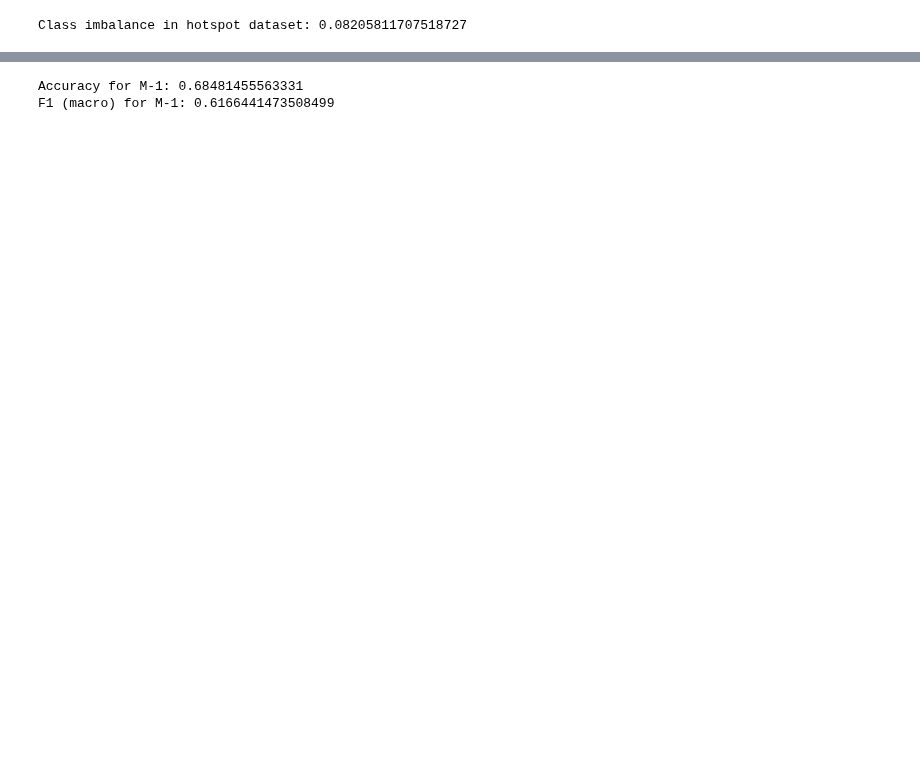
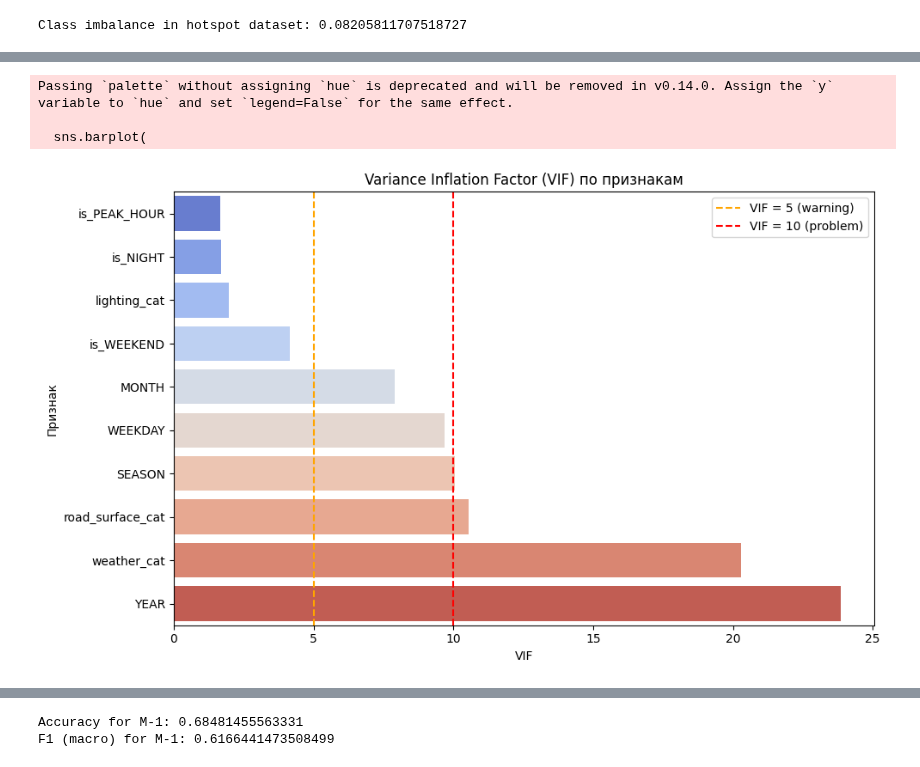
Before and after one commit to NastyaWheel/thesis, a Jupyter notebook: severity/severity_model.ipynb, the cells around one changed output, grey strips where cells are left out. Cells and saved outputs as stored; diff of their text form; code cells hidden in the pictures; blank space fills up the shorter version.

Commit message:
severity_model: adapt to changes, try other models; add created variables description, improve analysis

```diff
--- a/severity/severity_model.ipynb
+++ b/severity/severity_model.ipynb
@@ -32,10 +43,0 @@ df.head()
-# %%
-replace_map = {
-    'light': '1',
-    'medium': '2',
-    'severe': '3'
-}
-
-df['severity_encode'] = df['severity'].replace(replace_map)
-df['severity_encode'] = df['severity_encode'].astype(int)
-df['severity_encode'].unique()
@@ -44,17 +44,11 @@ array([2, 1, 3])
-# %%
-df = df.drop(columns=['severity_detailed', 'severity', 'num_fatal_traffic_violations'])
 # %%
 toll_roads_df = df[df['is_toll'] == 1]
 free_roads_df = df[df['is_toll'] == 0]
 
-# Применяем DBSCAN с различными параметрами для платных и бесплатных дорог
-# Для платных дорог:
 dbscan_toll = DBSCAN(eps=0.2/6371.0, min_samples=5, metric="haversine")
-toll_roads_df["cluster"] = dbscan_toll.fit_predict(np.radians(toll_roads_df[["COORD_W", "COORD_L"]].values))
+toll_roads_df.loc[:, "cluster"] = dbscan_toll.fit_predict(np.radians(toll_roads_df[["COORD_W", "COORD_L"]].values))
 
-# Для бесплатных дорог:
-dbscan_free = DBSCAN(eps=0.3/6371.0, min_samples=5, metric="haversine")  # более крупный eps для бесплатных
-free_roads_df["cluster"] = dbscan_free.fit_predict(np.radians(free_roads_df[["COORD_W", "COORD_L"]].values))
+dbscan_free = DBSCAN(eps=0.3/6371.0, min_samples=5, metric="haversine")    # larger eps for free ones as more observations
+free_roads_df.loc[:, "cluster"] = dbscan_free.fit_predict(np.radians(free_roads_df[["COORD_W", "COORD_L"]].values))
 
-# Объединяем данные обратно
 df = pd.concat([toll_roads_df, free_roads_df], ignore_index=True)
@@ -189,0 +174,7 @@ F1 (macro): 0.820213298890597
+# %%
+conditions = ['road_surface_cat', 'lighting_cat', 'weather_cat', 'SEASON', 'is_WEEKEND', 'is_NIGHT', 'is_PEAK_HOUR', 'MONTH', 'WEEKDAY', 'YEAR']
+
+X_vif = df[conditions]
+vif = pd.DataFrame()
+vif["feature"] = X_vif.columns
+vif["VIF"] = [variance_inflation_factor(X_vif.values, i) for i in range(X_vif.shape[1])]
@@ -189,0 +193,21 @@ F1 (macro): 0.820213298890597
+# %%
+plt.figure(figsize=(10, 6))
+sns.barplot(
+    data=vif.sort_values(by="VIF", ascending=True),
+    x="VIF",
+    y="feature",
+    palette="coolwarm"
+)
+plt.axvline(5, color='orange', linestyle='--', label='VIF = 5 (warning)')
+plt.axvline(10, color='red', linestyle='--', label='VIF = 10 (problem)')
+plt.title("Variance Inflation Factor (VIF) по признакам")
+plt.xlabel("VIF")
+plt.ylabel("Признак")
+plt.legend()
+plt.tight_layout()
+plt.show()
+# %% [output]
+Passing `palette` without assigning `hue` is deprecated and will be removed in v0.14.0. Assign the `y` variable to `hue` and set `legend=False` for the same effect.
+
+  sns.barplot(
+[figure, added]
```
Also changed, not shown: parts of 38 cells of this notebook, 3 other files.
